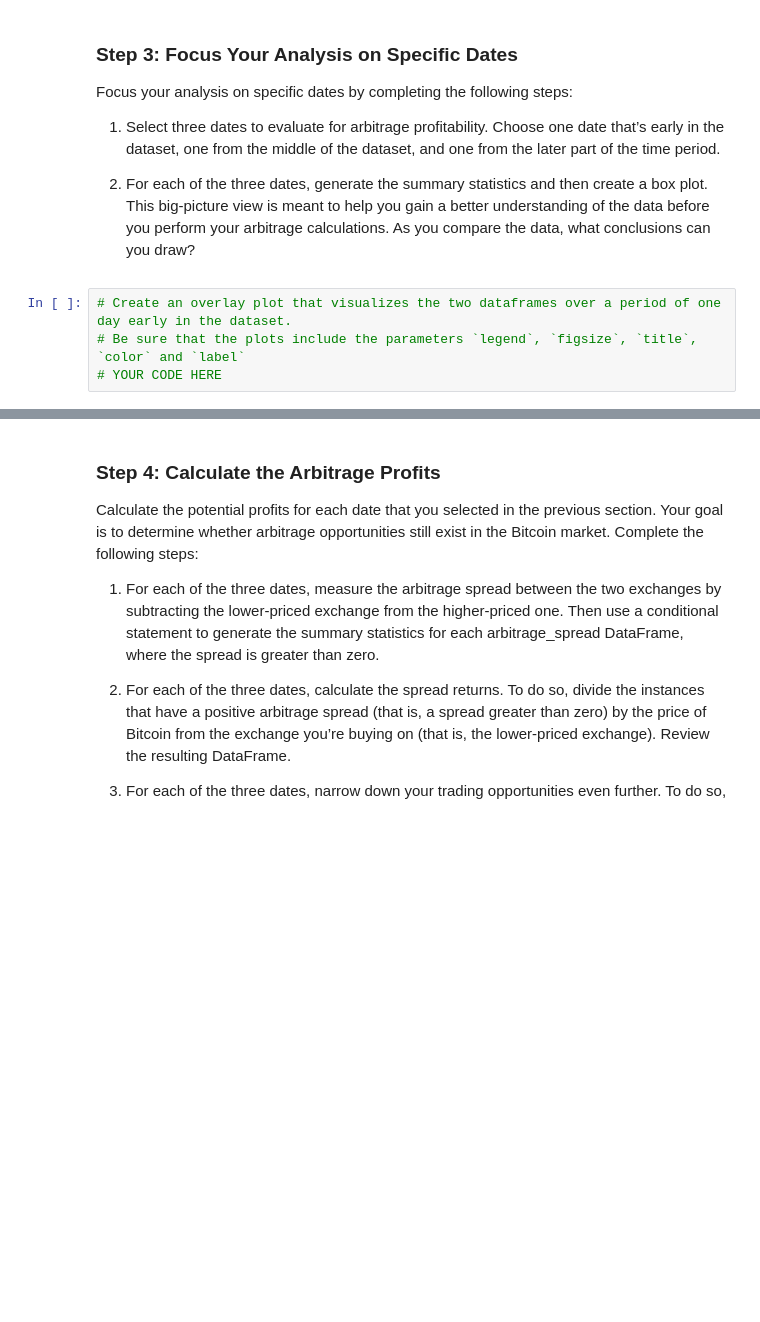
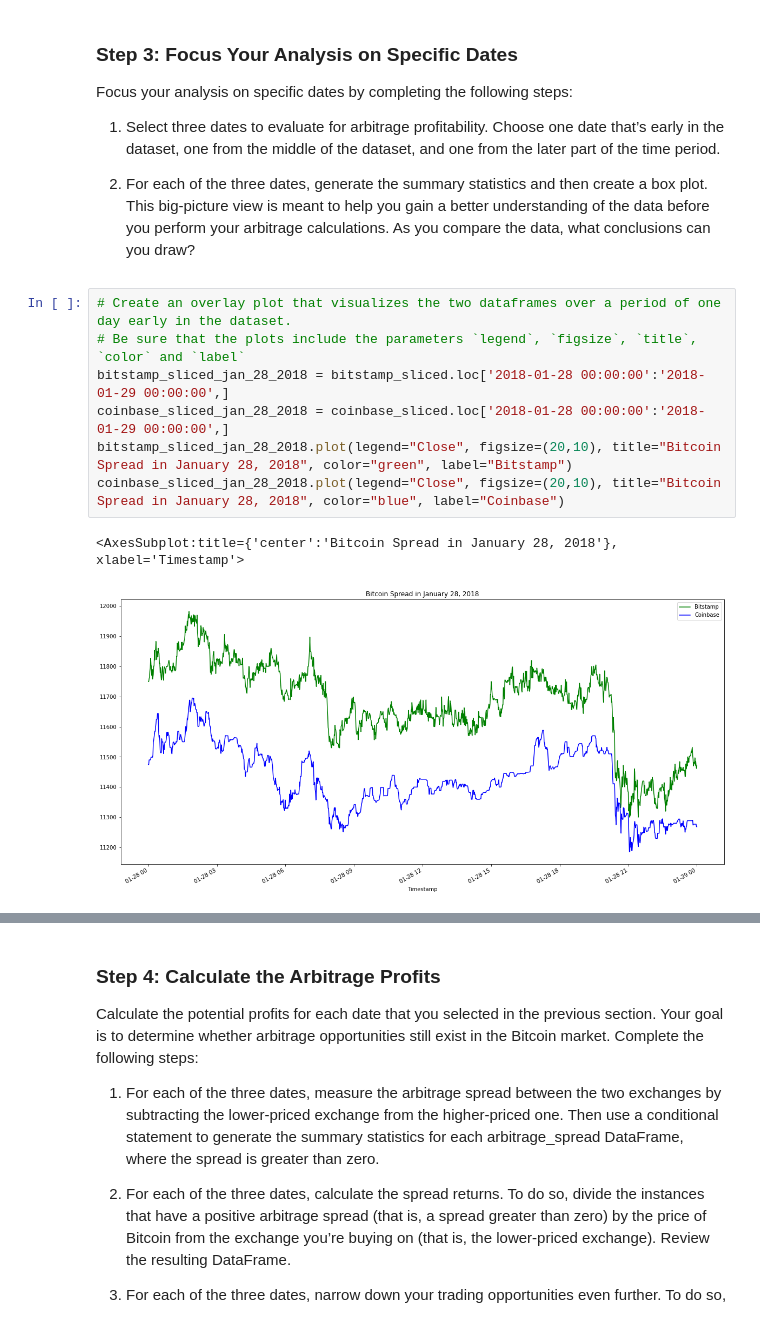
Before and after one commit to billybishop21/bitcoin_arbitrage, a Jupyter notebook: crypto_arbitrage.ipynb, the cells around one changed output, grey strips where cells are left out. Saved outputs shown, nothing was run; the diff lists cells and outputs as text; blank space fills up the shorter version.

Commit message:
Spread calculations 7/9/2021 5:36pm

```diff
--- a/crypto_arbitrage.ipynb
+++ b/crypto_arbitrage.ipynb
@@ -412,7 +412,13 @@ Focus your analysis on specific dates by completing the following steps:
 # %%
 # Create an overlay plot that visualizes the two dataframes over a period of one day early in the dataset.
 # Be sure that the plots include the parameters `legend`, `figsize`, `title`, `color` and `label`
-# YOUR CODE HERE
+bitstamp_sliced_jan_28_2018 = bitstamp_sliced.loc['2018-01-28 00:00:00':'2018-01-29 00:00:00',]
+coinbase_sliced_jan_28_2018 = coinbase_sliced.loc['2018-01-28 00:00:00':'2018-01-29 00:00:00',]
+bitstamp_sliced_jan_28_2018.plot(legend="Close", figsize=(20,10), title="Bitcoin Spread in January 28, 2018", color="green", label="Bitstamp")
+coinbase_sliced_jan_28_2018.plot(legend="Close", figsize=(20,10), title="Bitcoin Spread in January 28, 2018", color="blue", label="Coinbase")
+# %% [output]
+<AxesSubplot:title={'center':'Bitcoin Spread in January 28, 2018'}, xlabel='Timestamp'>
+[figure, added]
 # %%
 # Using the early date that you have selected, calculate the arbitrage spread
 # by subtracting the bitstamp lower closing prices from the coinbase higher closing prices
```
Also changed, not shown: parts of 8 cells of this notebook.
